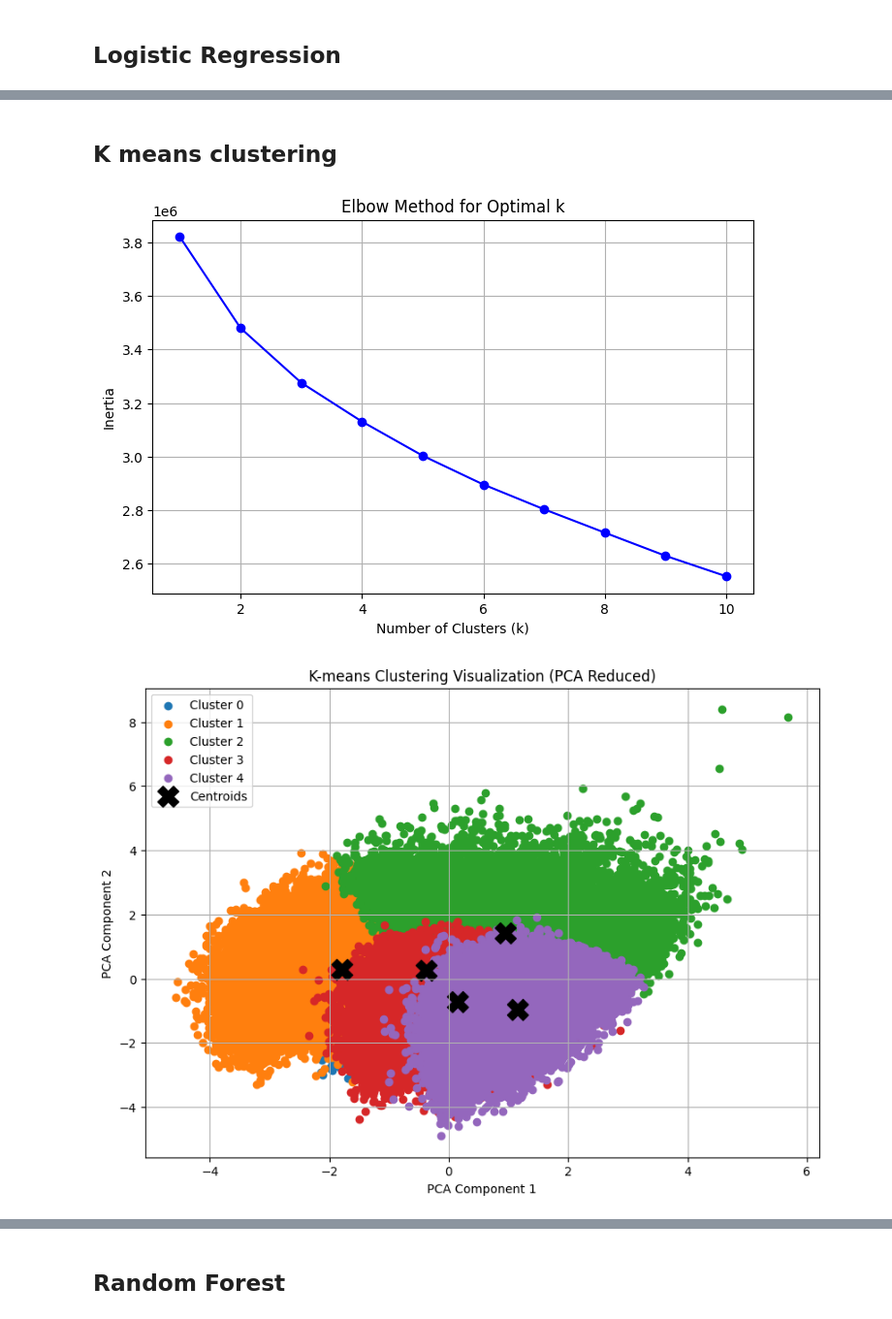
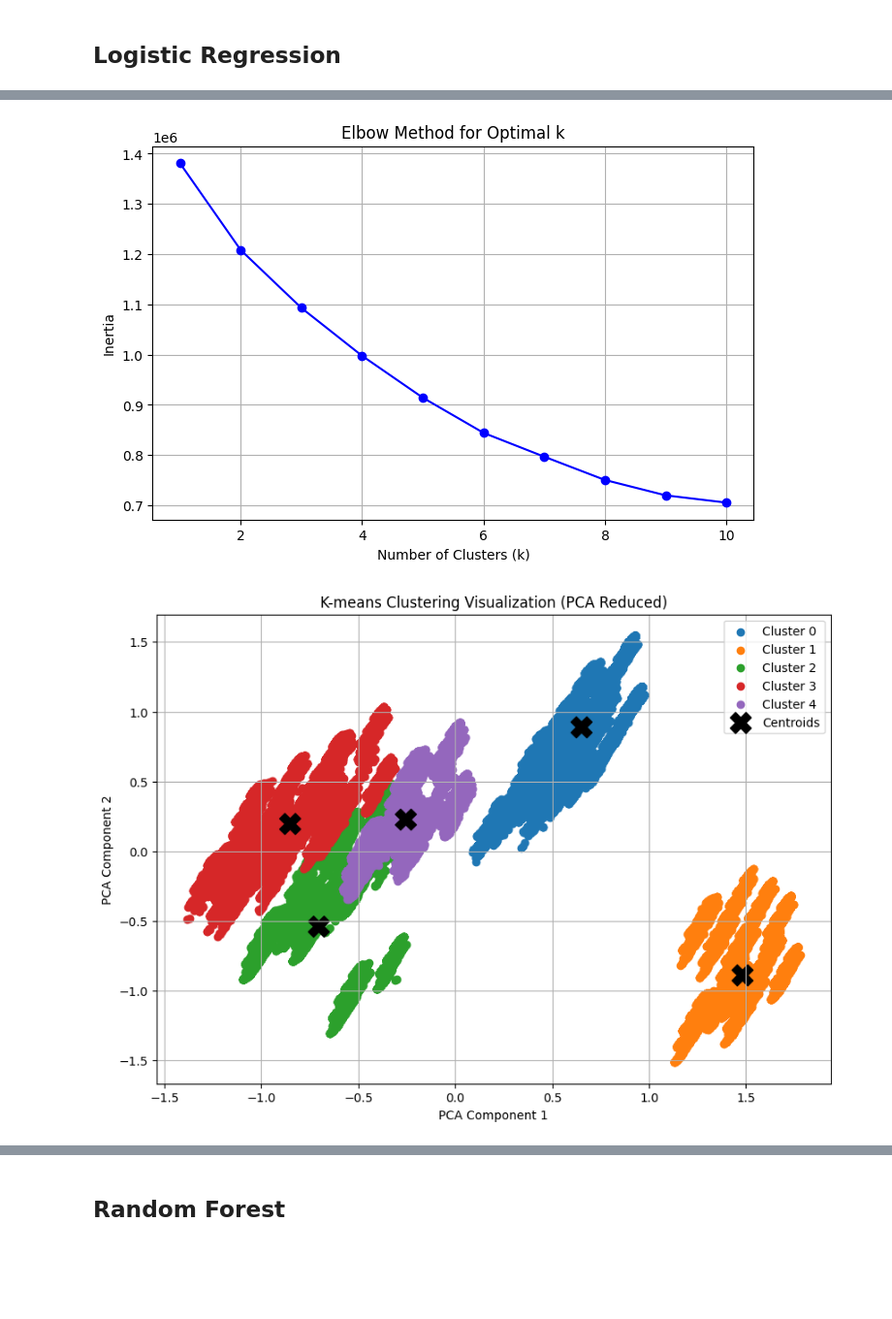
Before and after one commit to Jayjolie1026/4260, a Jupyter notebook: Kmeans-RandomForest.ipynb, the cells around one changed output, grey strips where cells are left out. Shown at 97% size. Saved outputs shown, nothing was run; the diff lists cells and outputs as text; code cells hidden in the pictures; blank space fills up the shorter version.

Commit message:
updated kmeans, LR, and RF with new dataset

```diff
--- a/Kmeans-RandomForest.ipynb
+++ b/Kmeans-RandomForest.ipynb
@@ -36,14 +38,21 @@ y = train_data['Stay']
 
 
 X_train, X_test, y_train, y_test = train_test_split(X, y, test_size=0.2, random_state=42, stratify=y)
+# %%
+# Identify boolean columns
+bool_columns = train_data.select_dtypes(include=['bool']).columns
+
+# Convert boolean values to 0 and 1
+train_data[bool_columns] = train_data[bool_columns].astype(int)
 # %% [markdown]
 ## Logistic Regression
 # %%
+#call the Logisitic Regression function
 log_reg = LogisticRegression(max_iter=200, solver='saga', n_jobs=1)
-log_reg.fit(X_train_scaled, y_train)
+log_reg.fit(X_train, y_train)
 
 
-y_pred_log_reg = log_reg.predict(X_test_scaled)
+y_pred_log_reg = log_reg.predict(X_test)
 
 
 print("Logistic Regression (All Features)")
@@ -103,11 +81,10 @@ weighted avg       0.08      0.27      0.12     63688
-# %% [markdown]
-## K means clustering
 # %%
+#find the perfect amount of clusters via elbow method
 inertia = []
 K = range(1, 11)
 for k in K:
     kmeans = KMeans(n_clusters=k, random_state=42)
-    kmeans.fit(X_train_scaled)
+    kmeans.fit(X_train)
     inertia.append(kmeans.inertia_)
 
 # Plot the Elbow Curve
@@ -119,48 +96,48 @@ plt.title('Elbow Method for Optimal k')
 plt.grid(True)
 plt.show()
 # %% [output]
-[figure, old version]
+[figure, new version]
 # %%
+#use optimal k to perform Kmeans and use PCA to plot it in a readable way
 optimal_k = 5
 kmeans = KMeans(n_clusters=optimal_k, random_state=42, n_init=10)
 
-clusters = kmeans.fit_predict(X_train_scaled)
+clusters = kmeans.fit_predict(X_train)
 
-# Convert `X_train_scaled` back to a DataFrame with correct column names
-feature_names = train_data.drop(columns=['Stay']).columns  # Extract original column names
-X_train_scaled_df = pd.DataFrame(X_train_scaled, columns=feature_names)
 
-# Add the assigned cluster labels
+feature_names = train_data.drop(columns=['Stay']).columns
+X_train_scaled_df = pd.DataFrame(X_train, columns=feature_names)
+
 X_train_scaled_df['Cluster'] = clusters
 
 
 pca = PCA(n_components=2)
-pca_components = pca.fit_transform(X_train_scaled)
+pca_components = pca.fit_transform(X_train)
 
 
 X_train_scaled_df['PCA1'] = pca_components[:, 0]
 X_train_scaled_df['PCA2'] = pca_components[:, 1]
 
 
 plt.figure(figsize=(10, 7))
 
 for cluster in range(optimal_k):
     plt.scatter(
         X_train_scaled_df[X_train_scaled_df['Cluster'] == cluster]['PCA1'],
         X_train_scaled_df[X_train_scaled_df['Cluster'] == cluster]['PCA2'],
         label=f'Cluster {cluster}'
     )
 
 
 centers_pca = pca.transform(kmeans.cluster_centers_)
 plt.scatter(centers_pca[:, 0], centers_pca[:, 1], s=300, c='black', marker='X', label='Centroids')
 
 plt.title('K-means Clustering Visualization (PCA Reduced)')
 plt.xlabel('PCA Component 1')
 plt.ylabel('PCA Component 2')
 plt.legend()
 plt.grid(True)
 plt.show()
 # %% [output]
-[figure, old version]
+[figure, new version]
 # %%
```
Also changed, not shown: parts of 20 cells of this notebook, 1 other file.
